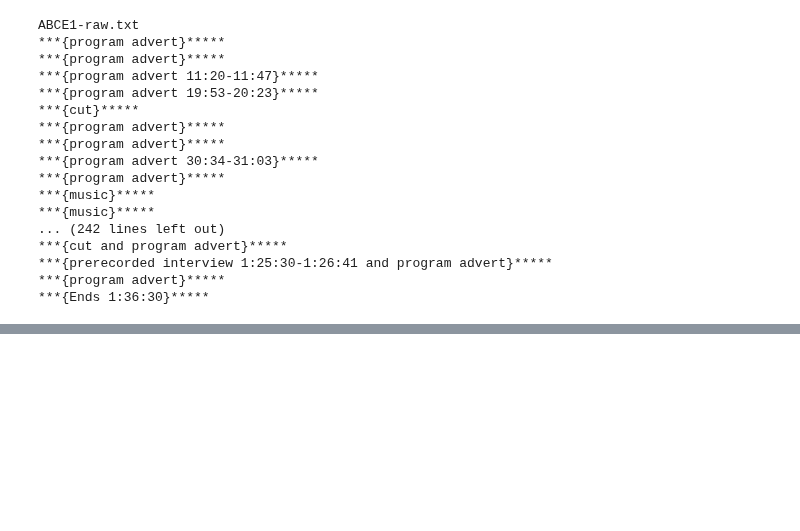
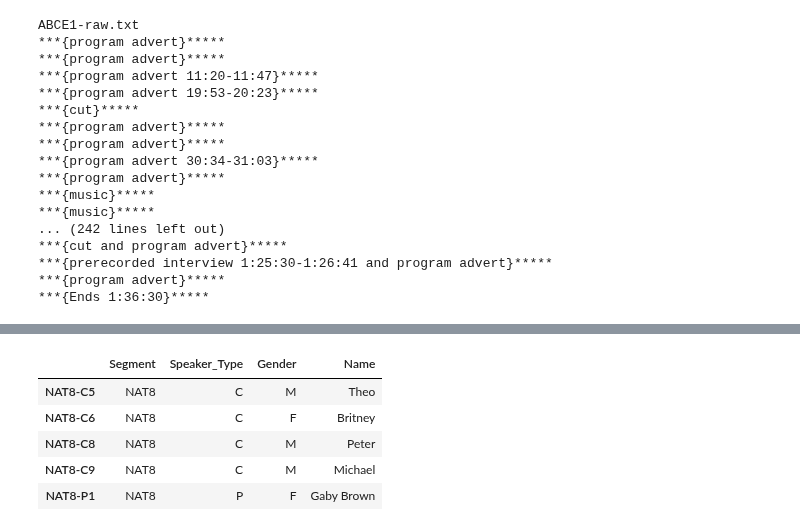
Before and after one commit to Data-Science-for-Linguists/Discourse-Analysis-ART-Corpus, a Jupyter notebook: process-art-corpus.ipynb, the cells around one changed output, grey strips where cells are left out. Saved outputs shown, nothing was run; the diff lists cells and outputs as text; code cells hidden in the pictures; blank space fills up the shorter version.

```diff
--- a/process-art-corpus.ipynb
+++ b/process-art-corpus.ipynb
@@ -286,0 +432,9 @@ ABCE1-raw.txt
+# %%
+speaker_df.tail()
+# %% [output]
+|  | Segment | Speaker_Type | Gender | Name |
+| NAT8-C5 | NAT8 | C | M | Theo |
+| NAT8-C6 | NAT8 | C | F | Britney |
+| NAT8-C8 | NAT8 | C | M | Peter |
+| NAT8-C9 | NAT8 | C | M | Michael |
+| NAT8-P1 | NAT8 | P | F | Gaby Brown |
```
Also changed, not shown: parts of 30 cells of this notebook.
